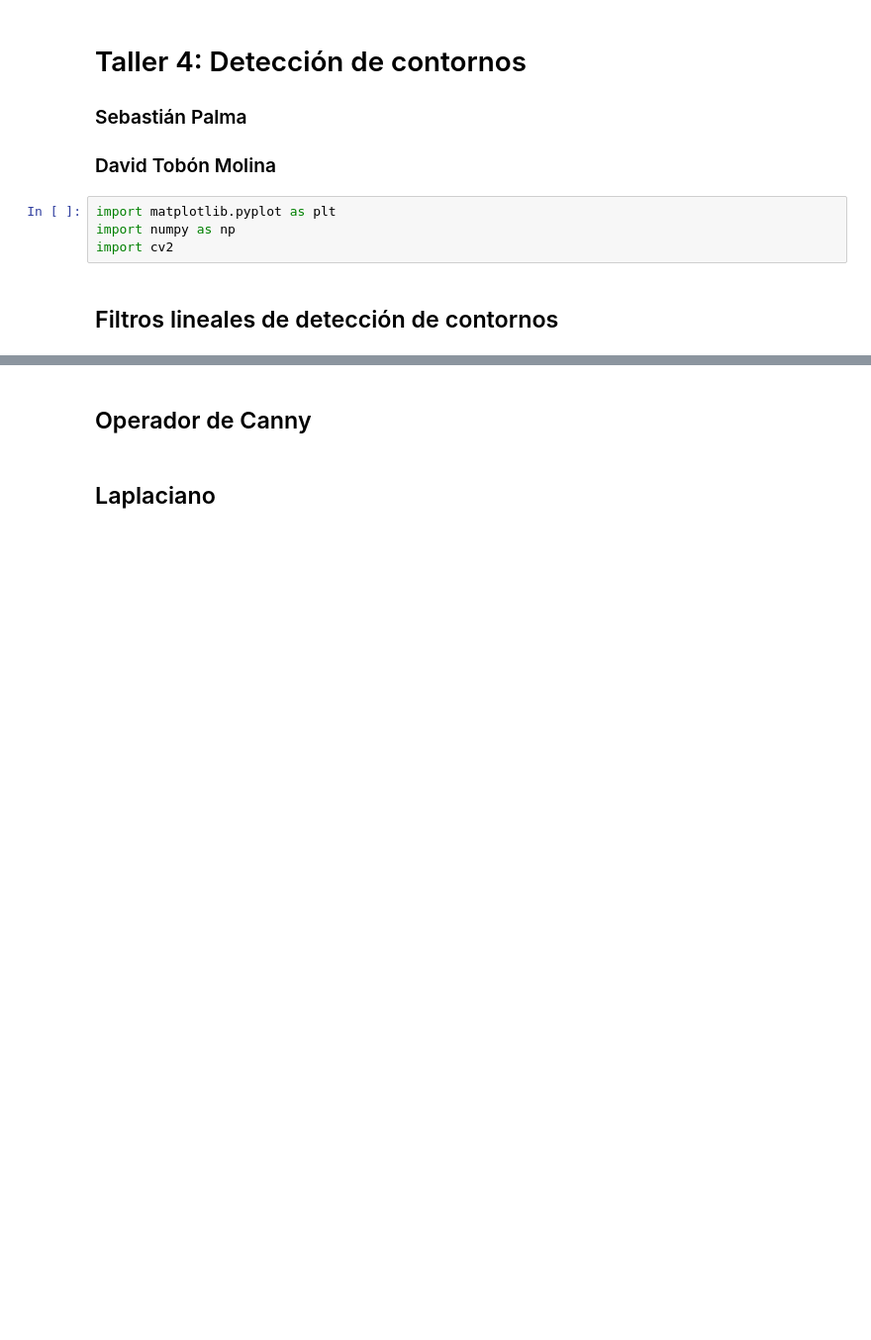
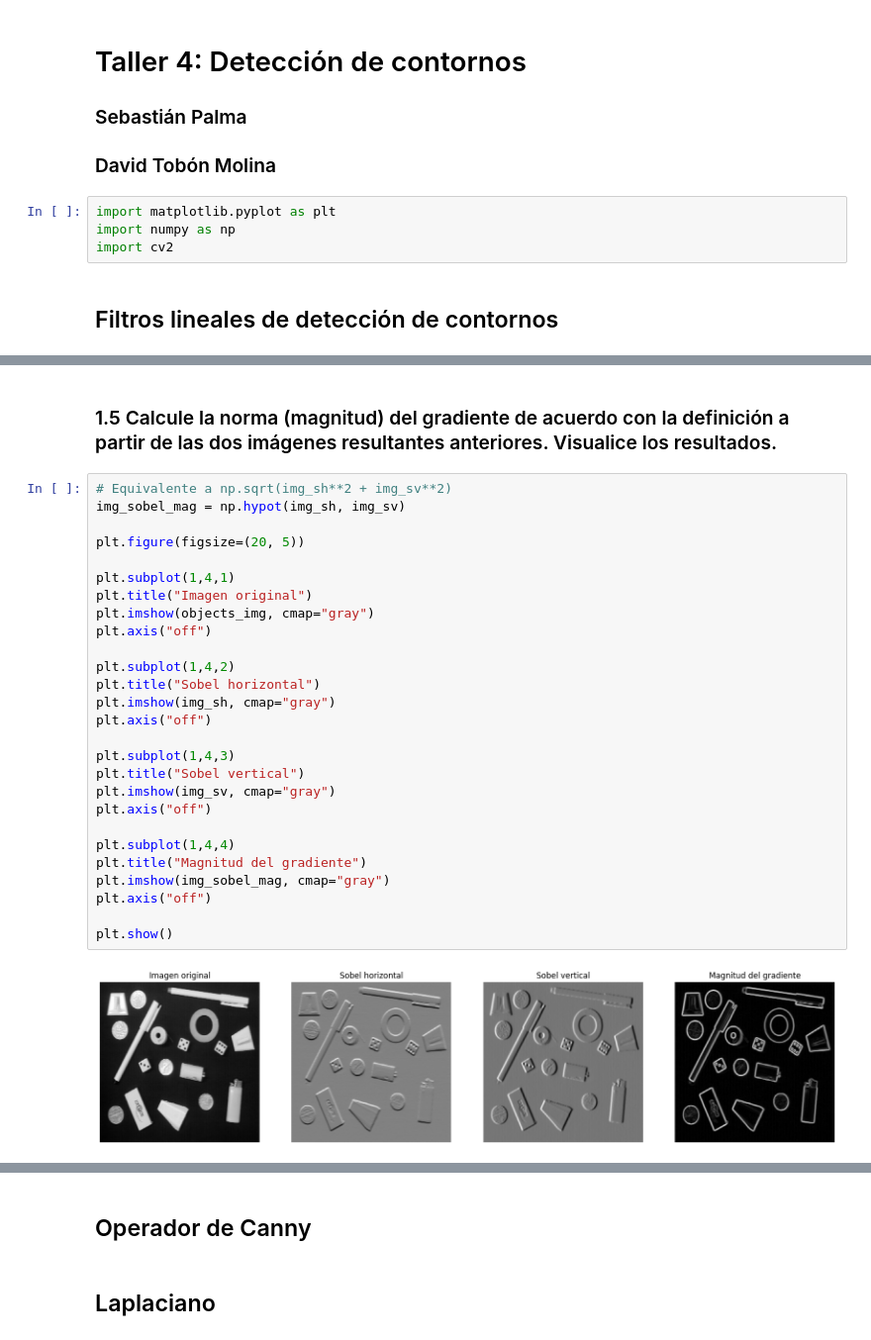
Before and after one commit to davidtobonm/talleres-imagenes-y-vision, a Jupyter notebook: Taller_4/Taller4.ipynb, the cells around one changed output, grey strips where cells are left out. Shown at 99% size. Drawn from its saved outputs; the diff is of its cells as text; blank space fills up the shorter version.

```diff
--- a/Taller_4/Taller4.ipynb
+++ b/Taller_4/Taller4.ipynb
@@ -12,0 +65,31 @@ import cv2
+# %% [markdown]
+### 1.5 Calcule la norma (magnitud) del gradiente de acuerdo con la definición a partir de las dos imágenes resultantes anteriores. Visualice los resultados.
+# %%
+# Equivalente a np.sqrt(img_sh**2 + img_sv**2)
+img_sobel_mag = np.hypot(img_sh, img_sv)
+
+plt.figure(figsize=(20, 5))
+
+plt.subplot(1,4,1)
+plt.title("Imagen original")
+plt.imshow(objects_img, cmap="gray")
+plt.axis("off")
+
+plt.subplot(1,4,2)
+plt.title("Sobel horizontal")
+plt.imshow(img_sh, cmap="gray")
+plt.axis("off")
+
+plt.subplot(1,4,3)
+plt.title("Sobel vertical")
+plt.imshow(img_sv, cmap="gray")
+plt.axis("off")
+
+plt.subplot(1,4,4)
+plt.title("Magnitud del gradiente")
+plt.imshow(img_sobel_mag, cmap="gray")
+plt.axis("off")
+
+plt.show()
+# %% [output]
+[figure, added]
```
Also changed, not shown: parts of 17 cells of this notebook, 1 other file.
